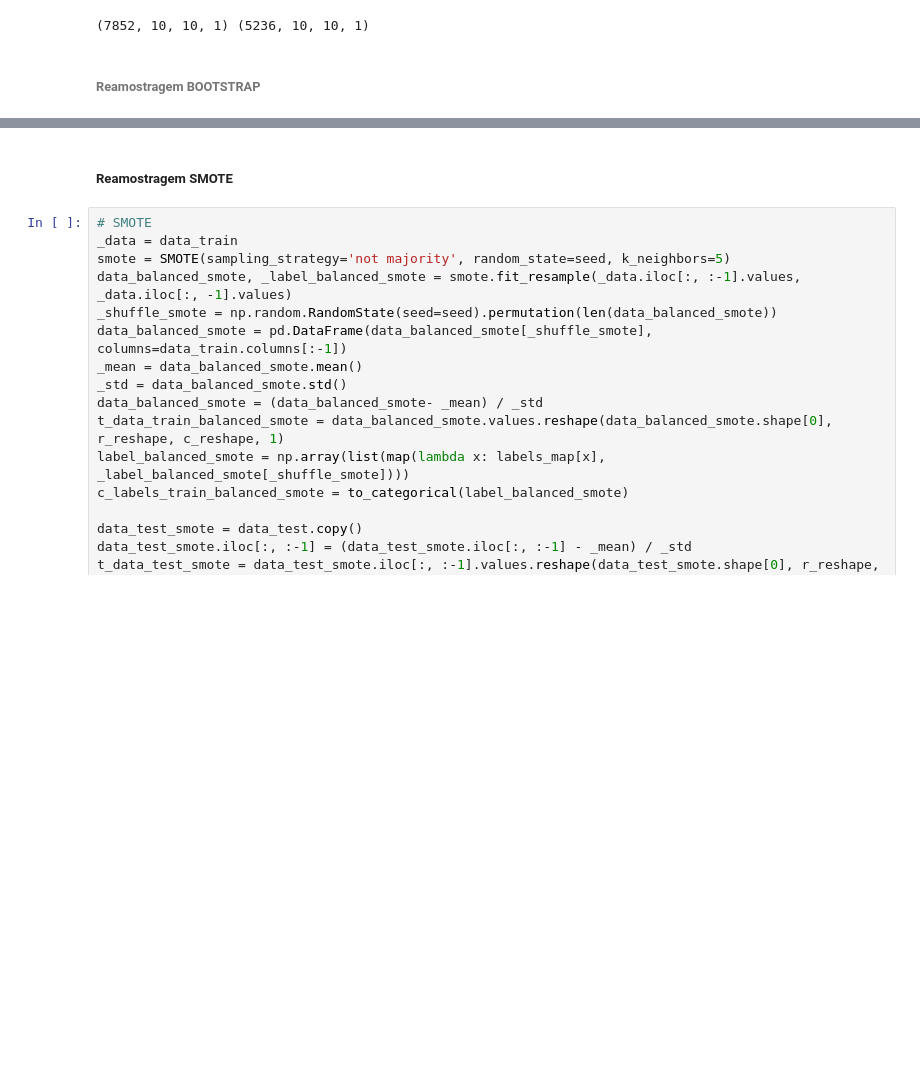
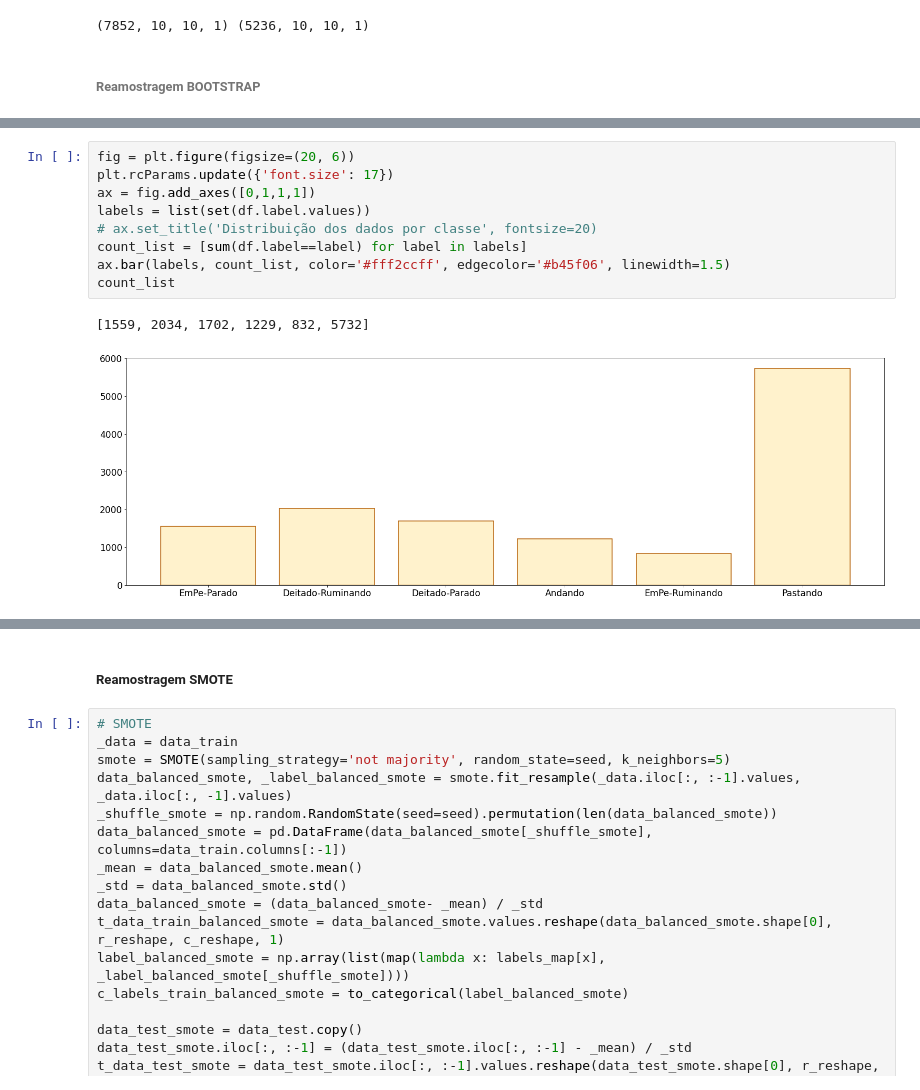
Before and after one commit to andssuu/moncattle, a Jupyter notebook: supervised/notebooks/cnn_6.ipynb, the cells around one changed output, grey strips where cells are left out. Cells and saved outputs as stored; diff of their text form; blank space fills up the shorter version.

```diff
--- a/supervised/notebooks/cnn_6.ipynb
+++ b/supervised/notebooks/cnn_6.ipynb
@@ -303,0 +304,12 @@ Name: label, dtype: int64
+# %%
+fig = plt.figure(figsize=(20, 6))
+plt.rcParams.update({'font.size': 17})
+ax = fig.add_axes([0,1,1,1])
+labels = list(set(df.label.values))
+# ax.set_title('Distribuição dos dados por classe', fontsize=20)
+count_list = [sum(df.label==label) for label in labels]
+ax.bar(labels, count_list, color='#fff2ccff', edgecolor='#b45f06', linewidth=1.5)
+count_list
+# %% [output]
+[1559, 2034, 1702, 1229, 832, 5732]
+[figure, added]
```
Also changed, not shown: parts of 4 cells of this notebook.
